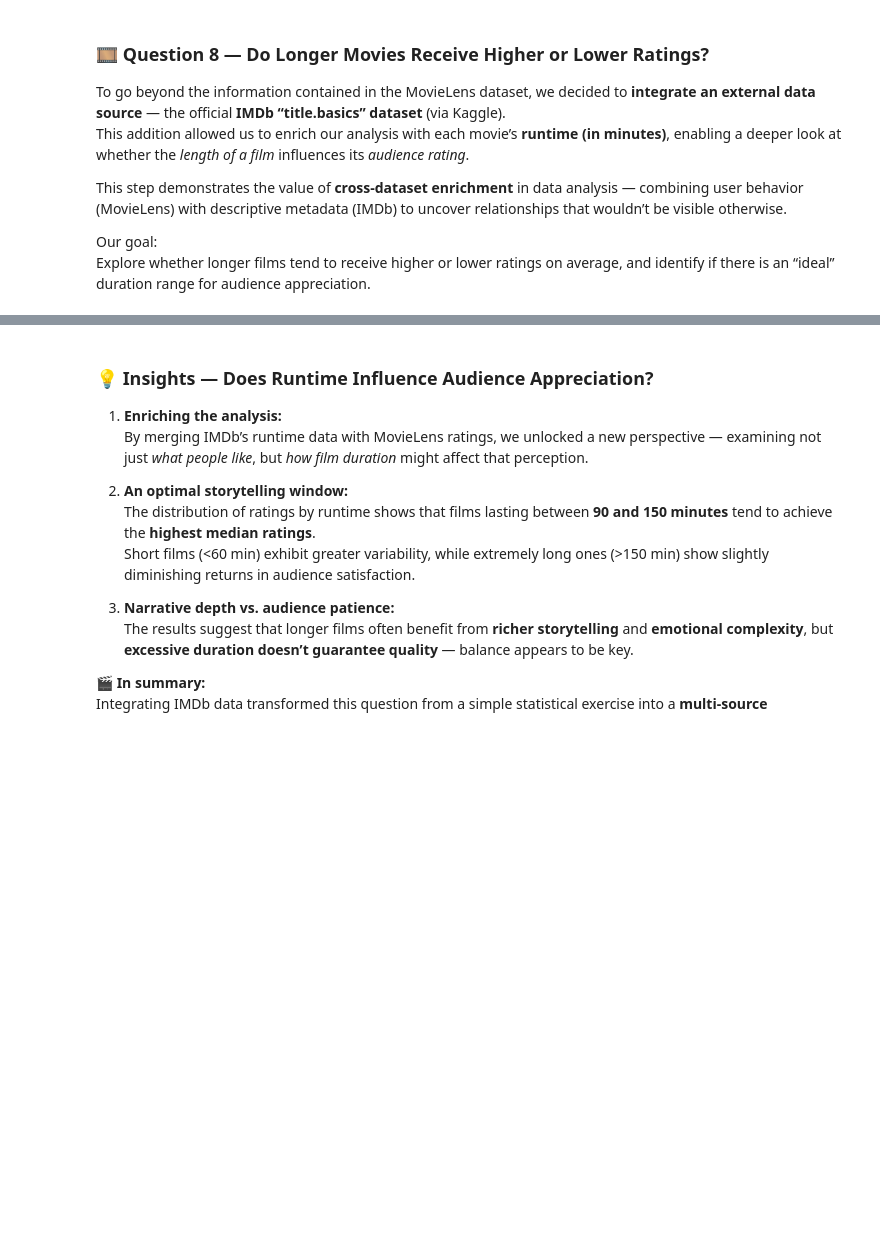
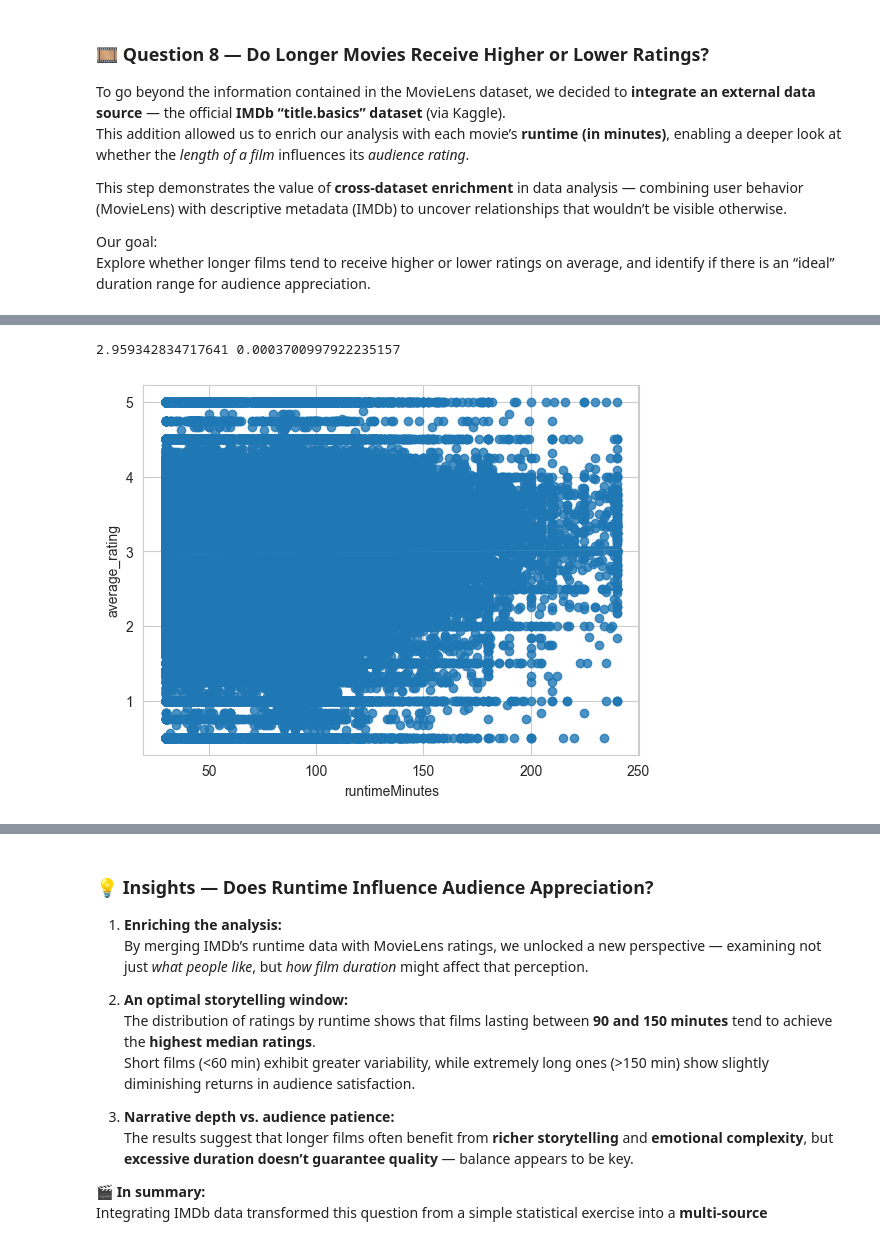
Before and after one commit to ritamaravilhamarques/BDF25_7, a Jupyter notebook: BDF25_7_data/big_data/ml-32m/Notebook.ipynb, the cells around one changed output, grey strips where cells are left out. Drawn from its saved outputs; the diff is of its cells as text; code cells hidden in the pictures; blank space fills up the shorter version.

```diff
--- a/BDF25_7_data/big_data/ml-32m/Notebook.ipynb
+++ b/BDF25_7_data/big_data/ml-32m/Notebook.ipynb
@@ -988,3 +997,16 @@ plt.show()
+# %%
+#create regplot
+p = sns.regplot(data=df_filtered, x=df_filtered.runtimeMinutes, y=df_filtered.average_rating)
+
+#calculate slope and intercept of regression equation
+slope, intercept, r, p, sterr = scipy.stats.linregress(x=p.get_lines()[0].get_xdata(),
+                                                       y=p.get_lines()[0].get_ydata())
+
+#display slope and intercept of regression equation
+print(intercept, slope)
+# %% [output]
+2.959342834717641 0.0003700997922235157
+[figure, added]
 # %%
 # Criar categorias de duração
 bins = [0, 60, 90, 120, 150, 240]
```
Also changed, not shown: parts of 29 cells of this notebook.
